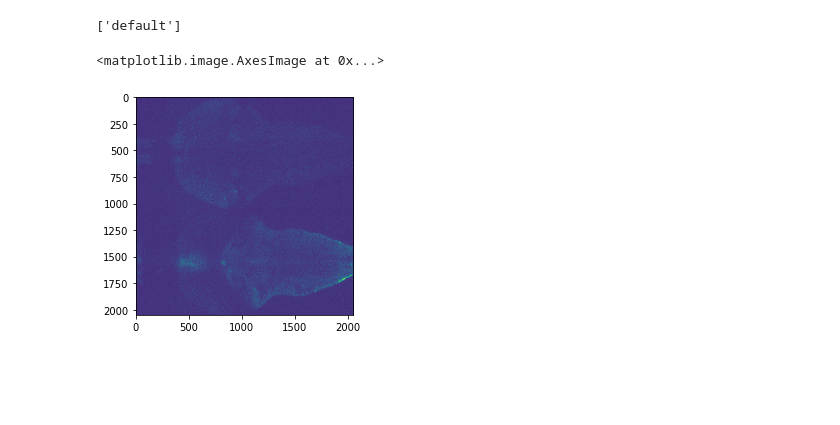
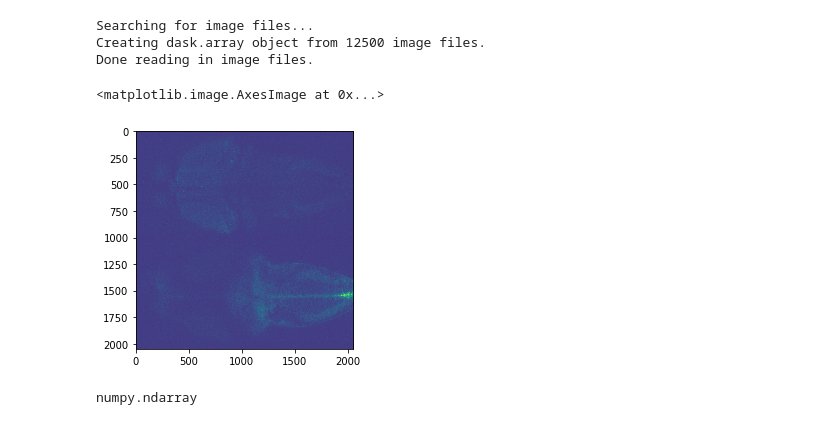
Before and after one commit to wbishopJanelia/janelia_core, a Jupyter notebook: playpin/read_h5.ipynb, the cells around one changed output. Saved outputs shown, nothing was run; the diff lists cells and outputs as text; code cells hidden in the pictures; blank space fills up the shorter version.

```diff
--- a/playpin/read_h5.ipynb
+++ b/playpin/read_h5.ipynb
@@ -11,11 +13,22 @@ f = h5py.File(file_path, 'r')
-# %%
-list(f.keys())
-# %% [output]
-['default']
+# %%
+#file_path = Path('/Users/williambishop/Desktop/TM0000028_CM0_CHN00.h5')
+file_path = Path('Z:\\Yu\\newfromdm11\\glia_neuron_imaging\\20161109\\fish2\\20161109_2_1_6dpf_GFAP_GC_Huc_RG_GA_CL_fb_OL_f0_0GAIN_20161109_211950\\raw\\TM0000109_CM0_CHN00.h5')
+
+image_folder = Path('Z:\\Yu\\newfromdm11\\glia_neuron_imaging\\20161109\\fish2\\20161109_2_1_6dpf_GFAP_GC_Huc_RG_GA_CL_fb_OL_f0_0GAIN_20161109_211950\\raw')
+# %%
+exp = ahrens_lab.read_exp(image_folder, ephys_file = None)
+# %% [output]
+Searching for image files...
+Creating dask.array object from 12500 image files.
+Done reading in image files.
+# %%
+dt = exp.ts_data['imgs']['vls'][1000,15,:,:]
+# %%
+plt.imshow(dt)
+# %% [output]
+<matplotlib.image.AxesImage at 0x...>
+[figure, added]
 # %%
-dt = f['default']
+type(f['default'][:])
+# %% [output]
+numpy.ndarray
-# %%
-plt.imshow(dt[10,:,:])
-# %% [output]
-<matplotlib.image.AxesImage at 0x...>
-[figure, removed]
```
Also changed, not shown: parts of 7 cells of this notebook, 5 other files.
